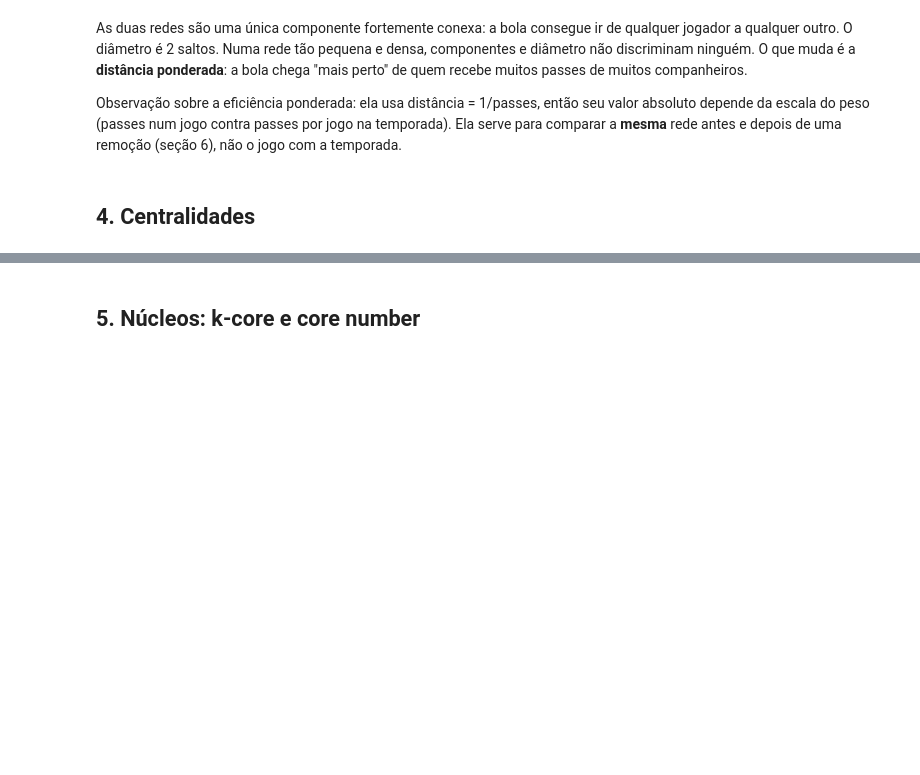
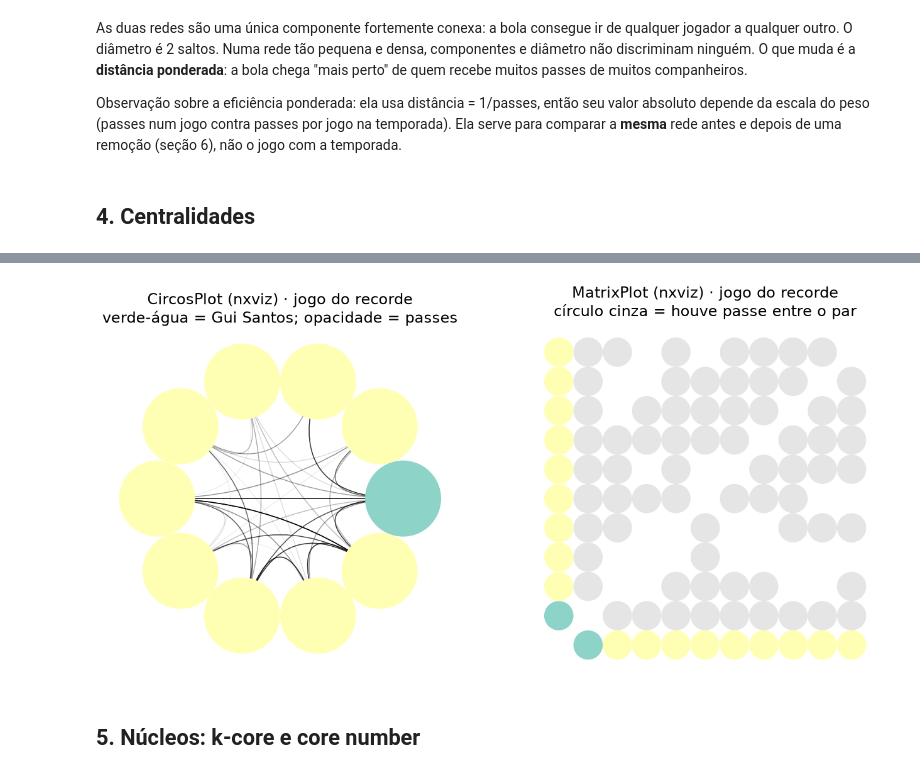
Before and after one commit to VitorRayan/rede-passes-gui-santos, a Jupyter notebook: analise.ipynb, the cells around one changed output, grey strips where cells are left out. Saved outputs shown, nothing was run; the diff lists cells and outputs as text; code cells hidden in the pictures; blank space fills up the shorter version.

Commit message:
Notebook executado com conclusão; legenda do nxviz

```diff
--- a/analise.ipynb
+++ b/analise.ipynb
@@ -301,24 +436,25 @@ plt.savefig(FIG / "01_rede_jogo_vs_temporada.png"); plt.show()
 # %%
 # Conceito: visualização com nxviz (CircosPlot e MatrixPlot) — Semana 4
 # O nxviz 0.9 ainda importa matplotlib.cm.get_cmap, removido no matplotlib 3.9+;
 # este shim de uma linha restaura a função sem mudar nada no resto.
 import matplotlib.cm
 if not hasattr(matplotlib.cm, "get_cmap"):
     matplotlib.cm.get_cmap = matplotlib.colormaps.get_cmap
 import nxviz as nv
 
 Gv = Gj.copy()
 for n in Gv:
     Gv.nodes[n]["grupo"] = "Gui Santos" if n == GUI else "outros"
 fig = plt.figure(figsize=(16, 8))
 ax1 = fig.add_subplot(1, 2, 1); plt.sca(ax1)
 nv.circos(Gv, group_by="grupo", sort_by="pontos", node_color_by="grupo", edge_alpha_by="peso")
 ax1.set_title("CircosPlot (nxviz) · jogo do recorde\nverde-água = Gui Santos; opacidade = passes")
 ax2 = fig.add_subplot(1, 2, 2); plt.sca(ax2)
 nv.matrix(Gv, group_by="grupo", sort_by="pontos", node_color_by="grupo")
-ax2.set_title("MatrixPlot (nxviz) · jogo do recorde
-círculo cinza = houve passe entre o par")
+ax2.set_title("MatrixPlot (nxviz) · jogo do recorde\ncírculo cinza = houve passe entre o par")
 plt.savefig(FIG / "09_nxviz_circos_matrix.png"); plt.show()
+# %% [output]
+[figure, added]
 # %% [markdown]
 ## 5. Núcleos: k-core e core number
 # %%
```
Also changed, not shown: parts of 25 cells of this notebook, 2 other files.
